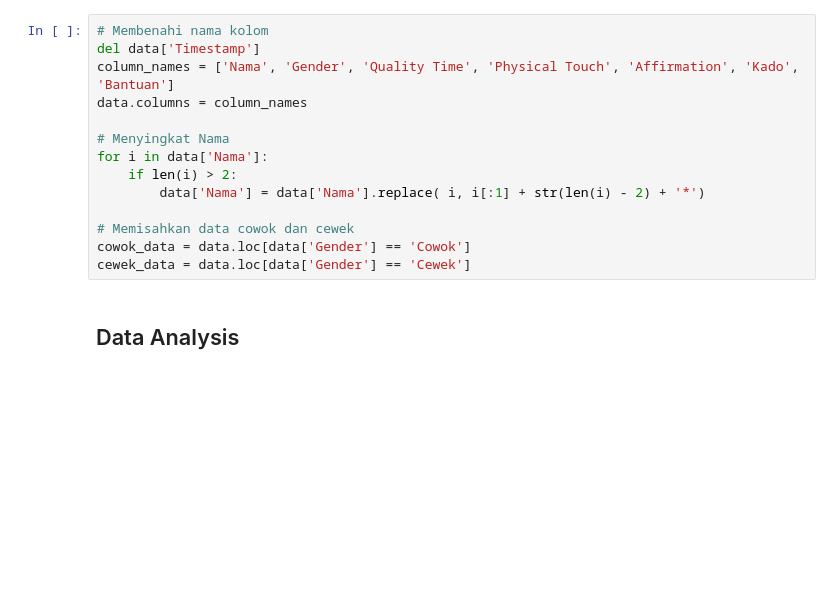
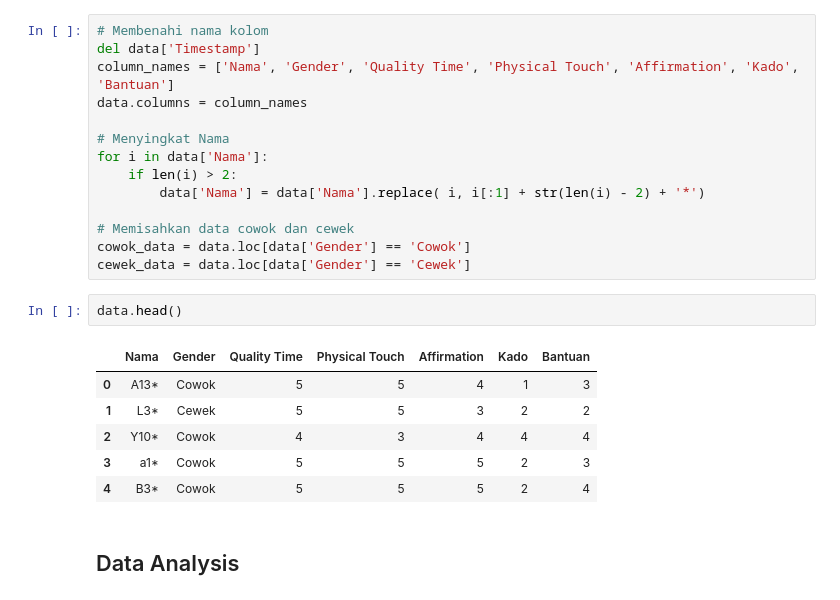
Before and after one commit to gdscitb/DSCDataScience, a Jupyter notebook: EksplorasiData_Muhammad Alif Putra Yasa/Analisis Data TakeMeOut.ipynb, the cells around one changed output. Cells and saved outputs as stored; diff of their text form; blank space fills up the shorter version.

```diff
--- a/EksplorasiData_Muhammad Alif Putra Yasa/Analisis Data TakeMeOut.ipynb
+++ b/EksplorasiData_Muhammad Alif Putra Yasa/Analisis Data TakeMeOut.ipynb
@@ -37,6 +50,15 @@ for i in data['Nama']:
 # Memisahkan data cowok dan cewek
 cowok_data = data.loc[data['Gender'] == 'Cowok']
 cewek_data = data.loc[data['Gender'] == 'Cewek']
+# %%
+data.head()
+# %% [output]
+|  | Nama | Gender | Quality Time | Physical Touch | Affirmation | Kado | Bantuan |
+| 0 | A13* | Cowok | 5 | 5 | 4 | 1 | 3 |
+| 1 | L3* | Cewek | 5 | 5 | 3 | 2 | 2 |
+| 2 | Y10* | Cowok | 4 | 3 | 4 | 4 | 4 |
+| 3 | a1* | Cowok | 5 | 5 | 5 | 2 | 3 |
+| 4 | B3* | Cowok | 5 | 5 | 5 | 2 | 4 |
 # %% [markdown]
 ## Data Analysis
 # %% [markdown]
```
Also changed, not shown: parts of 14 cells of this notebook.
